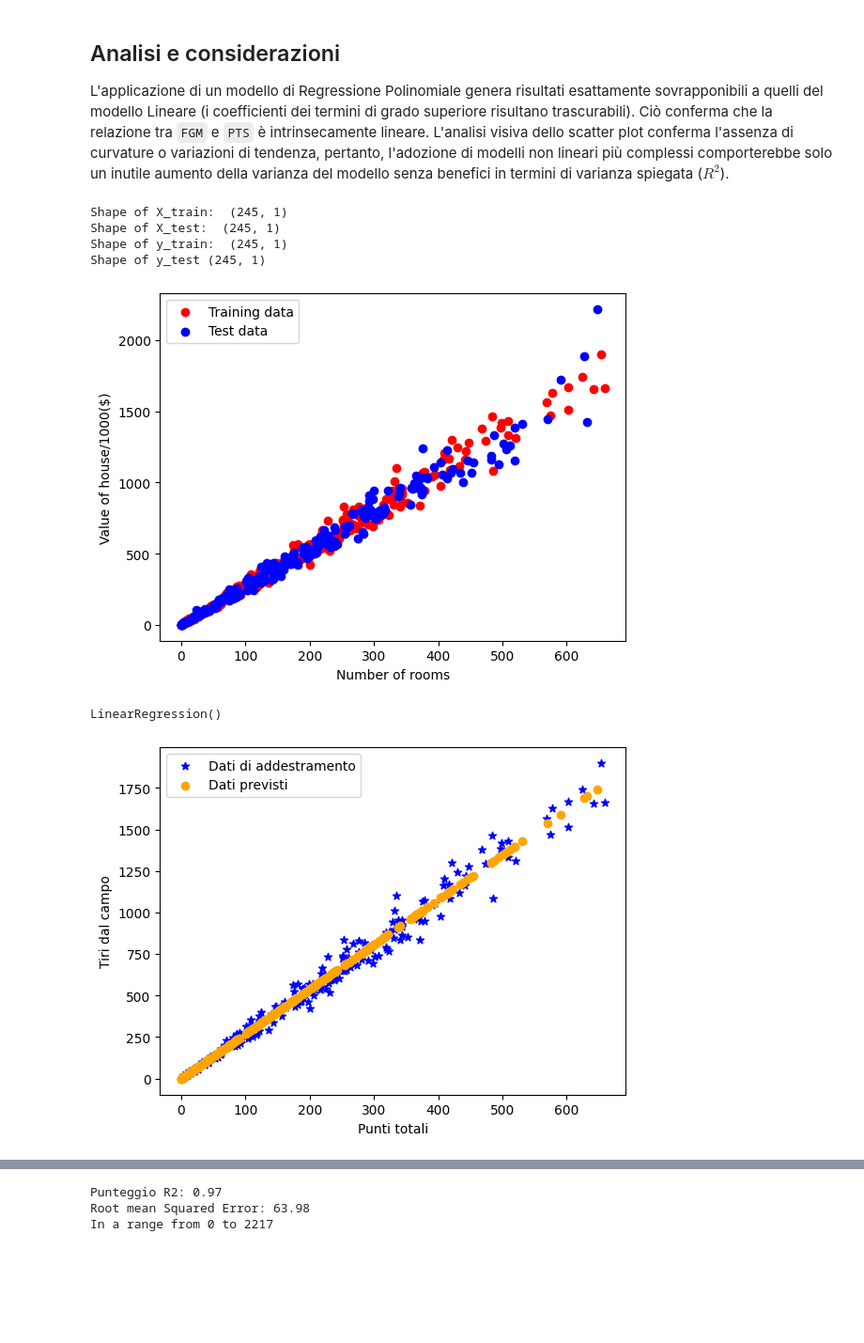
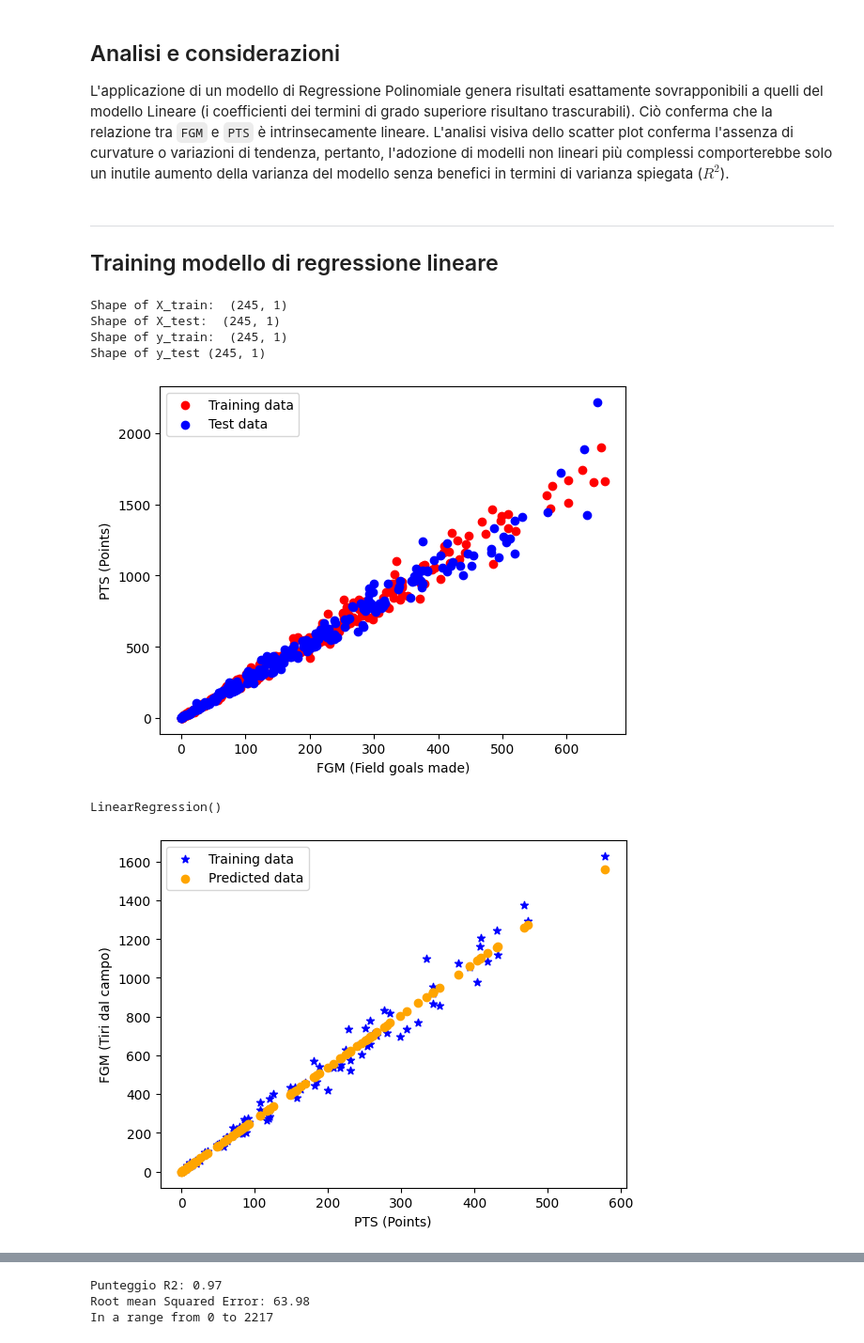
Before and after one commit to giuseppepiolacastellana-oss/Nba-Player-Stats-Analysis-, a Jupyter notebook: Progetto.ipynb, the cells around one changed output, grey strips where cells are left out. Shown at 94% size. Cells and saved outputs as stored; diff of their text form; code cells hidden in the pictures; blank space fills up the shorter version.

Commit message:
Addestramento e test modello di regressione non lineare

```diff
--- a/Progetto.ipynb
+++ b/Progetto.ipynb
@@ -224,5 +227,8 @@ print(f" Coefficient of Determination (R²): {r2:.4f}")
 # %% [markdown]
 ## Analisi e considerazioni
 L'applicazione di un modello di Regressione Polinomiale genera risultati esattamente sovrapponibili a quelli del modello Lineare (i coefficienti dei termini di grado superiore risultano trascurabili). Ciò conferma che la relazione tra `FGM` e `PTS` è intrinsecamente lineare. L'analisi visiva dello scatter plot conferma l'assenza di curvature o variazioni di tendenza, pertanto, l'adozione di modelli non lineari più complessi comporterebbe solo un inutile aumento della varianza del modello senza benefici in termini di varianza spiegata ($R^2$).
+# %% [markdown]
+___
+## Training modello di regressione lineare
 # %%
 # Splitting the dataset into the Training set and Test set
@@ -242,26 +247,26 @@ Shape of y_test (245, 1)
 plt.scatter(X_train, y_train, color='red', label='Training data')
 plt.scatter(X_test, y_test, color='blue', label='Test data')
 plt.legend()
-plt.ylabel('Value of house/1000($)')
-plt.xlabel('Number of rooms')
+plt.ylabel('PTS (Points)')
+plt.xlabel('FGM (Field goals made)')
 plt.show()
 # %% [output]
-[figure, old version]
+[figure, new version]
 # %%
 linear_regression = LinearRegression()
 linear_regression.fit(X_train, y_train)
 # %% [output]
 LinearRegression()
 # %%
-from math import sqrt
-y_prediction = linear_regression.predict(X_test)
+# Training data prediction
+y_prediction = linear_regression.predict(X_train)
 
-plt.scatter(X_train, y_train, color='blue', label='Dati di addestramento', marker='*')
-plt.scatter(X_test, y_prediction, color='orange', label='Dati previsti')
+plt.scatter(X_train[:100], y_train[:100], color='blue', label='Training data', marker='*')
+plt.scatter(X_train[:100], y_prediction[:100], color='orange', label='Predicted data')
 
 plt.legend()
-plt.ylabel('Tiri dal campo')
-plt.xlabel('Punti totali')
+plt.xlabel('PTS (Points)')
+plt.ylabel('FGM (Tiri dal campo)')
 plt.show()
 # %% [output]
-[figure, old version]
+[figure, new version]
```
Also changed, not shown: parts of 12 cells of this notebook.
